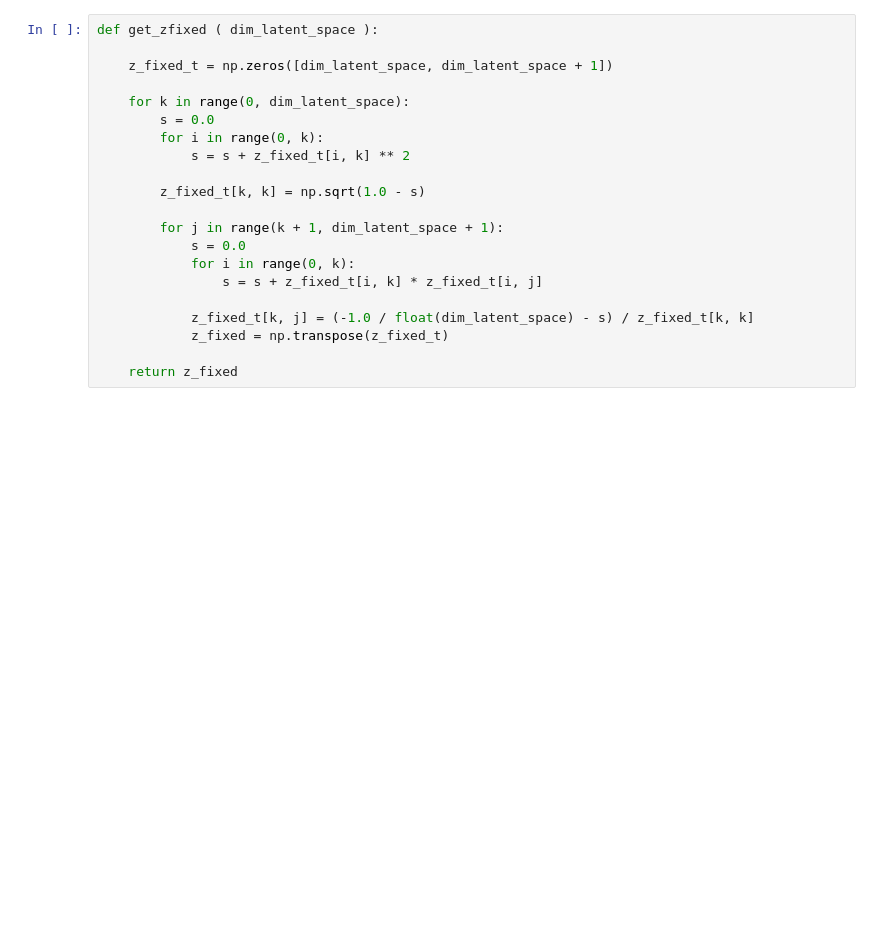
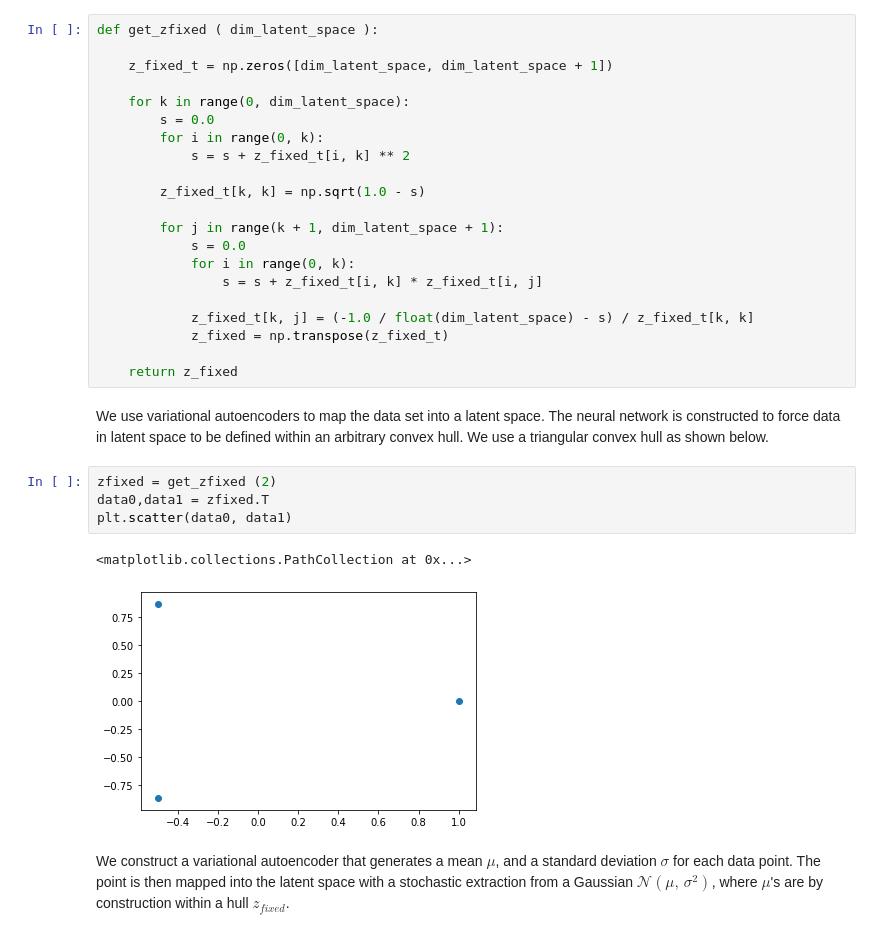
Before and after one commit to luigisbailo/archetype-nets, a Jupyter notebook: archetypes.ipynb, the cells around one changed output. Saved outputs shown, nothing was run; the diff lists cells and outputs as text; blank space fills up the shorter version.

```diff
--- a/archetypes.ipynb
+++ b/archetypes.ipynb
@@ -60,6 +64,17 @@ def get_zfixed ( dim_latent_space ):
             z_fixed = np.transpose(z_fixed_t)
 
     return z_fixed
+# %% [markdown]
+We use variational autoencoders to map the data set into a latent space. The neural network is constructed to force data in latent space to be defined within an arbitrary convex hull. We use a triangular convex hull as shown below.
+# %%
+zfixed = get_zfixed (2)
+data0,data1 = zfixed.T
+plt.scatter(data0, data1)
+# %% [output]
+<matplotlib.collections.PathCollection at 0x...>
+[figure, added]
+# %% [markdown]
+We construct a variational autoencoder that generates a mean $\mu$, and a standard deviation $\sigma$ for each data point. The point is then mapped into the latent space with a stochastic extraction from a Gaussian $\mathcal{N}(\mu,\,\sigma^{2})$, where $\mu$'s are by construction within a hull $z_{fixed}$.
 # %%
 original_dim = x_train.shape [1]
 sideinfo_dim = y_train.shape [1]
```
Also changed, not shown: parts of 12 cells of this notebook.
